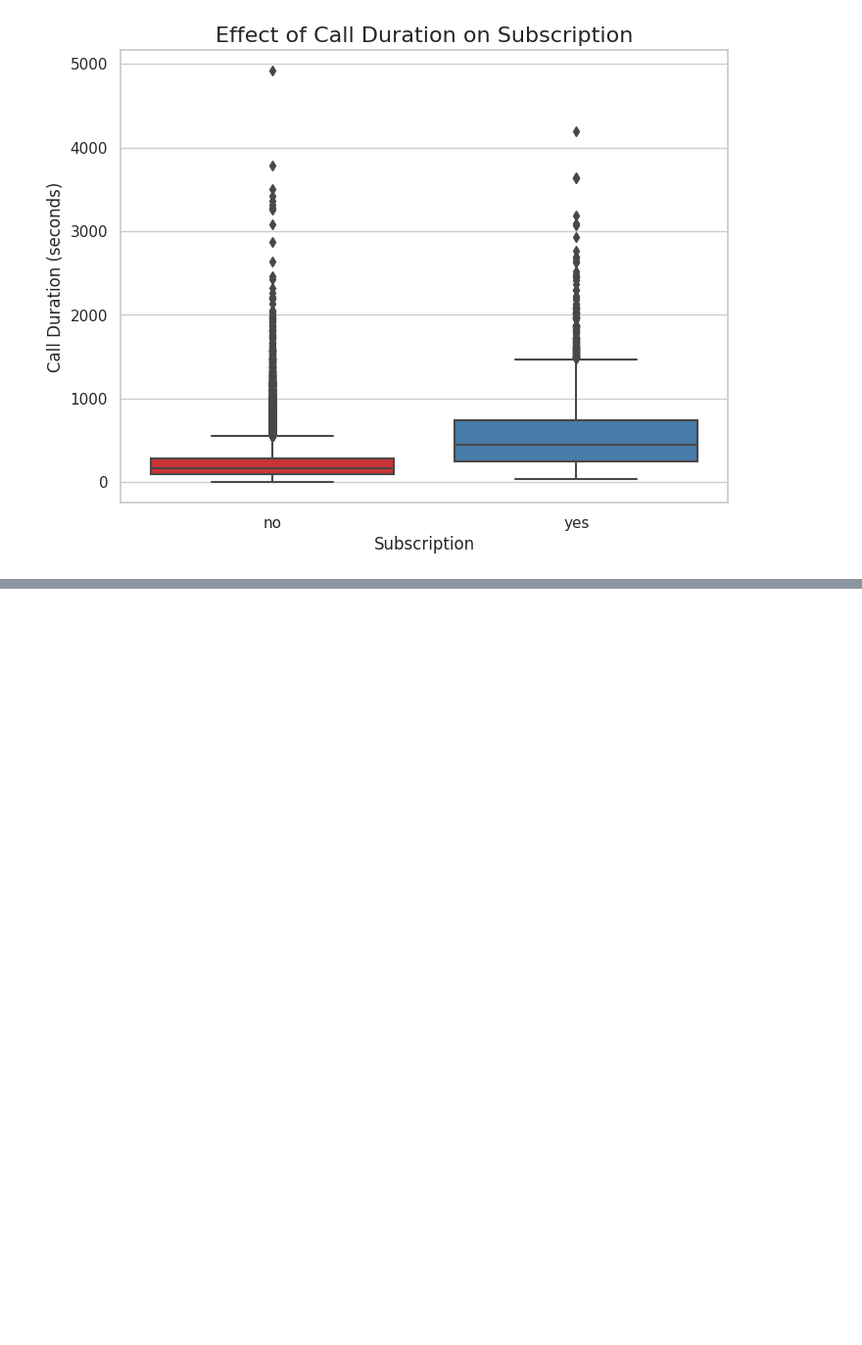
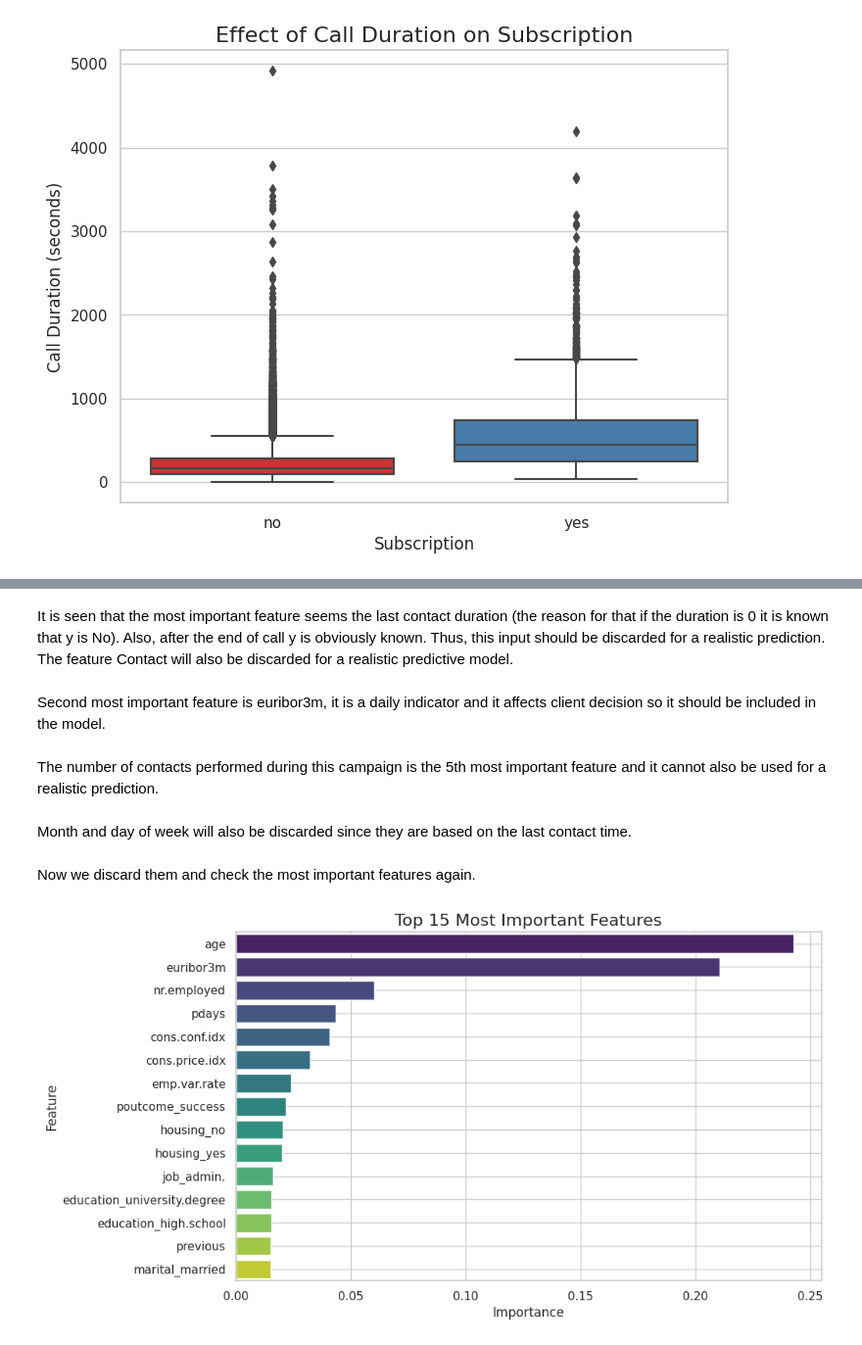
Before and after one commit to melihkurtaran/Bank_Marketing, a Jupyter notebook: TOM_Case.ipynb, the cells around one changed output, grey strips where cells are left out. Shown: that part at 98% size. Drawn from its saved outputs; the diff is of its cells as text; code cells hidden in the pictures; blank space fills up the shorter version.

Commit message:
modeling started

```diff
--- a/TOM_Case.ipynb
+++ b/TOM_Case.ipynb
@@ -413,0 +467,23 @@ df
+# %% [markdown]
+It is seen that the most important feature seems the last contact duration (the reason for that if the duration is 0 it is known that y is No). Also, after the end of call y is obviously known. Thus, this input should be discarded for a realistic prediction. The feature Contact will also be discarded for a realistic predictive model.
+# %% [markdown]
+Second most important feature is euribor3m, it is a daily indicator and it affects client decision so it should be included in the model.
+# %% [markdown]
+The number of contacts performed during this campaign is the 5th most important feature and it cannot also be used for a realistic prediction.
+# %% [markdown]
+Month and day of week will also be discarded since they are based on the last contact time.
+# %% [markdown]
+Now we discard them and check the most important features again.
+# %%
+df = df.drop(columns=['duration', 'contact', 'campaign', 'month', 'day_of_week'])
+
+X = df.drop(columns=['y'])  # Features
+y = df['y']  # Target variable
+
+# Perform one-hot encoding for categorical variables
+X_encoded = pd.get_dummies(X, columns=['job', 'marital', 'education', 'default', 'housing',
+                                       'loan', 'poutcome'])
+
+plot_feature_importance(X_encoded, y, n_estimators=100, random_state=42, top_n=15)
+# %% [output]
+[figure, added]
```
Also changed, not shown: parts of 25 cells of this notebook.
